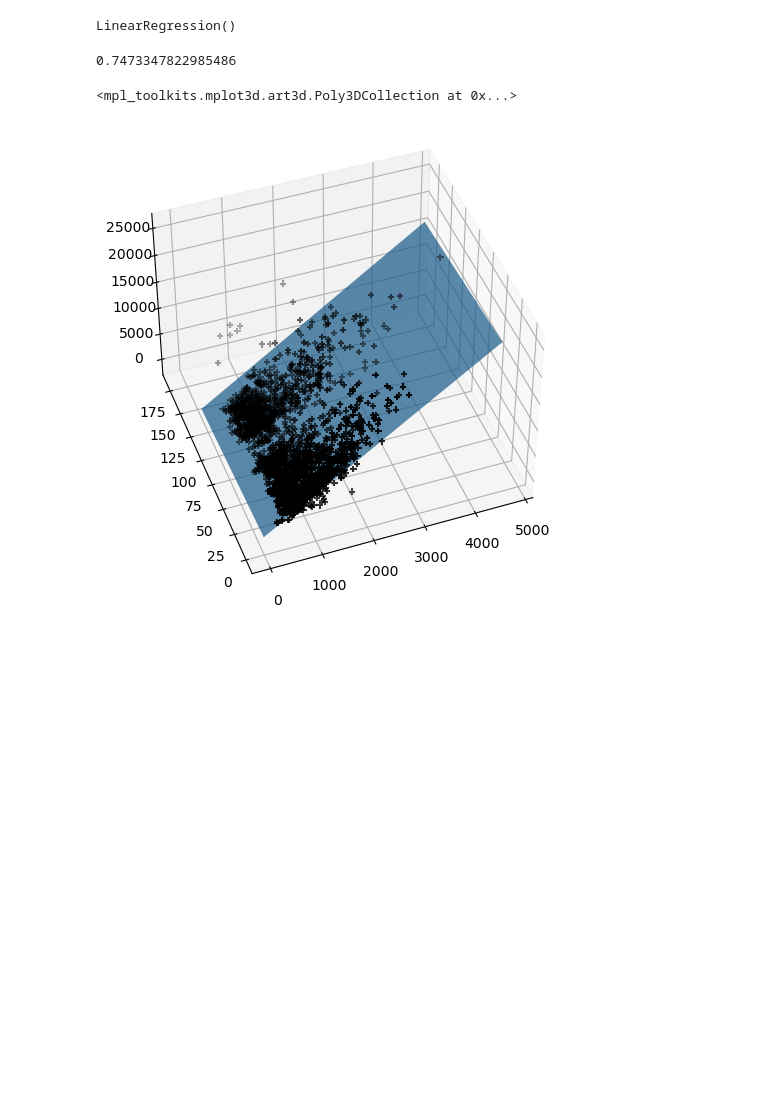
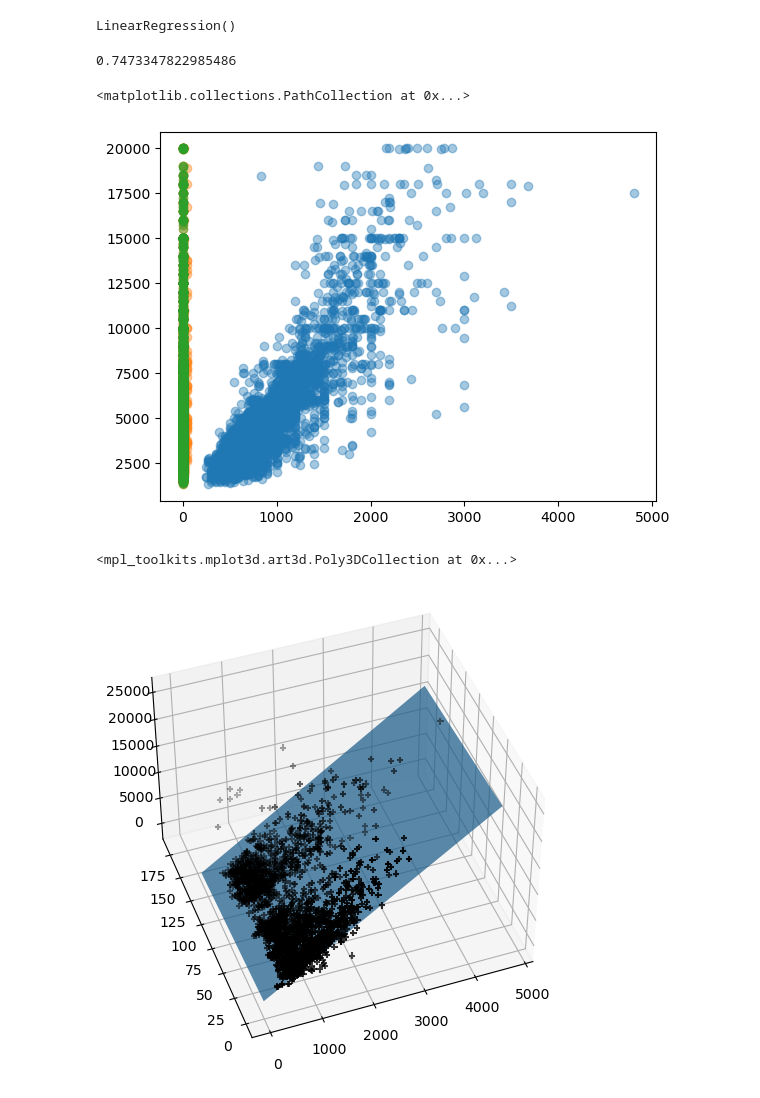
Before and after one commit to ZahraKiashemshaki/StreetEasy_3D_Regression, a Jupyter notebook: StreetEasy.ipynb, the cells around one changed output. Drawn from its saved outputs; the diff is of its cells as text; code cells hidden in the pictures; blank space fills up the shorter version.

```diff
--- a/StreetEasy.ipynb
+++ b/StreetEasy.ipynb
@@ -35,6 +35,13 @@ y_pred = model.predict(X_test)
 print(model.score(X_train, y_train))
 # %% [output]
 0.7473347822985486
+# %%
+plt.scatter(df[['size_sqft']], df[['rent']], alpha= 0.4)
+plt.scatter(df[['min_to_subway']], df[['rent']], alpha= 0.4)
+plt.scatter(df[['no_fee']], df[['rent']], alpha= 0.4)
+# %% [output]
+<matplotlib.collections.PathCollection at 0x...>
+[figure, added]
 # %%
 fig = plt.figure(1, figsize=(10, 6))
 plt.clf()
```
